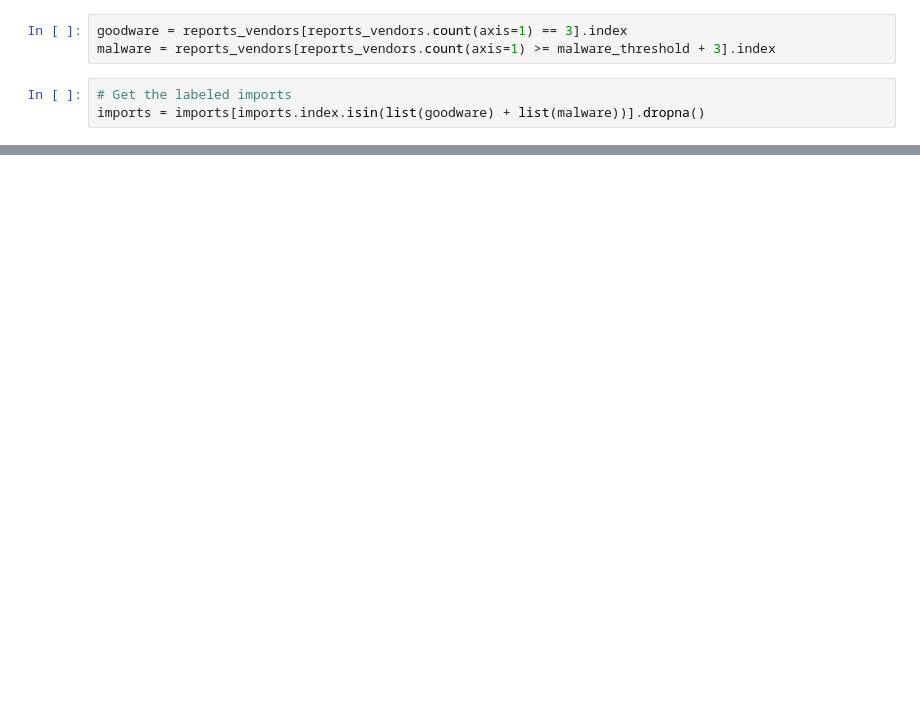
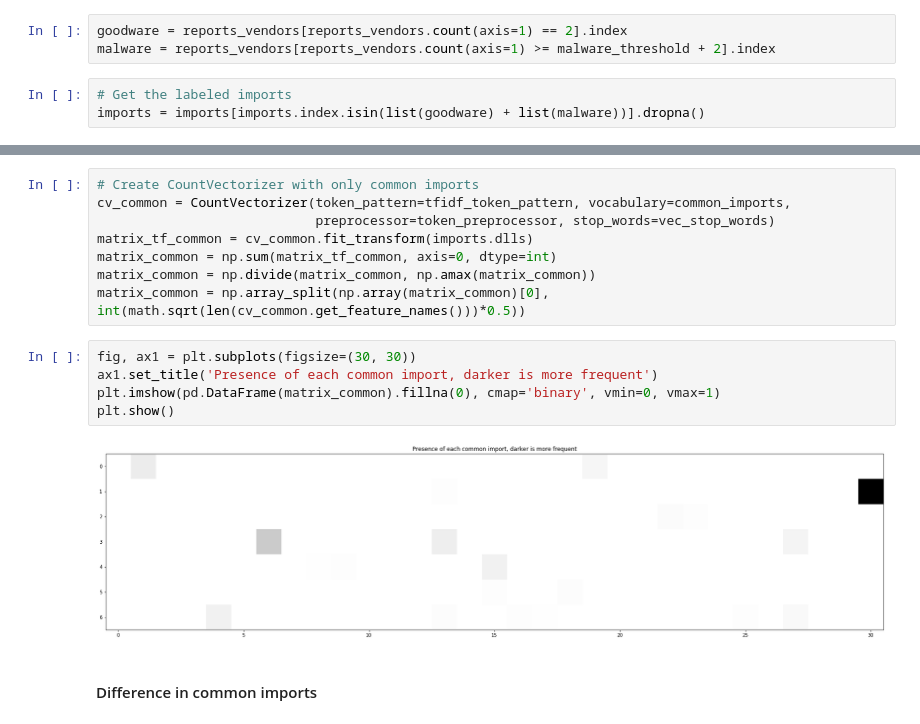
Before and after one commit to joaogodinho/thesis, a Jupyter notebook: SP_paper/3.1 Classifier - Imports as Features.ipynb, the cells around one changed output, grey strips where cells are left out. Cells and saved outputs as stored; diff of their text form; blank space fills up the shorter version.

```diff
--- a/SP_paper/3.1 Classifier - Imports as Features.ipynb
+++ b/SP_paper/3.1 Classifier - Imports as Features.ipynb
@@ -60,6 +69,6 @@ reports_vendors.replace('Clean', np.nan, inplace=True)
 # %%
-goodware = reports_vendors[reports_vendors.count(axis=1) == 3].index
-malware = reports_vendors[reports_vendors.count(axis=1) >= malware_threshold + 3].index
+goodware = reports_vendors[reports_vendors.count(axis=1) == 2].index
+malware = reports_vendors[reports_vendors.count(axis=1) >= malware_threshold + 2].index
 # %%
 # Get the labeled imports
 imports = imports[imports.index.isin(list(goodware) + list(malware))].dropna()
@@ -96,0 +159,17 @@ display(tfidf.get_feature_names())
+# %%
+# Create CountVectorizer with only common imports
+cv_common = CountVectorizer(token_pattern=tfidf_token_pattern, vocabulary=common_imports,
+                            preprocessor=token_preprocessor, stop_words=vec_stop_words)
+matrix_tf_common = cv_common.fit_transform(imports.dlls)
+matrix_common = np.sum(matrix_tf_common, axis=0, dtype=int)
+matrix_common = np.divide(matrix_common, np.amax(matrix_common))
+matrix_common = np.array_split(np.array(matrix_common)[0], int(math.sqrt(len(cv_common.get_feature_names()))*0.5))
+# %%
+fig, ax1 = plt.subplots(figsize=(30, 30))
+ax1.set_title('Presence of each common import, darker is more frequent')
+plt.imshow(pd.DataFrame(matrix_common).fillna(0), cmap='binary', vmin=0, vmax=1)
+plt.show()
+# %% [output]
+[figure, added]
+# %% [markdown]
+#### Difference in common imports
```
Also changed, not shown: parts of 23 cells of this notebook.
